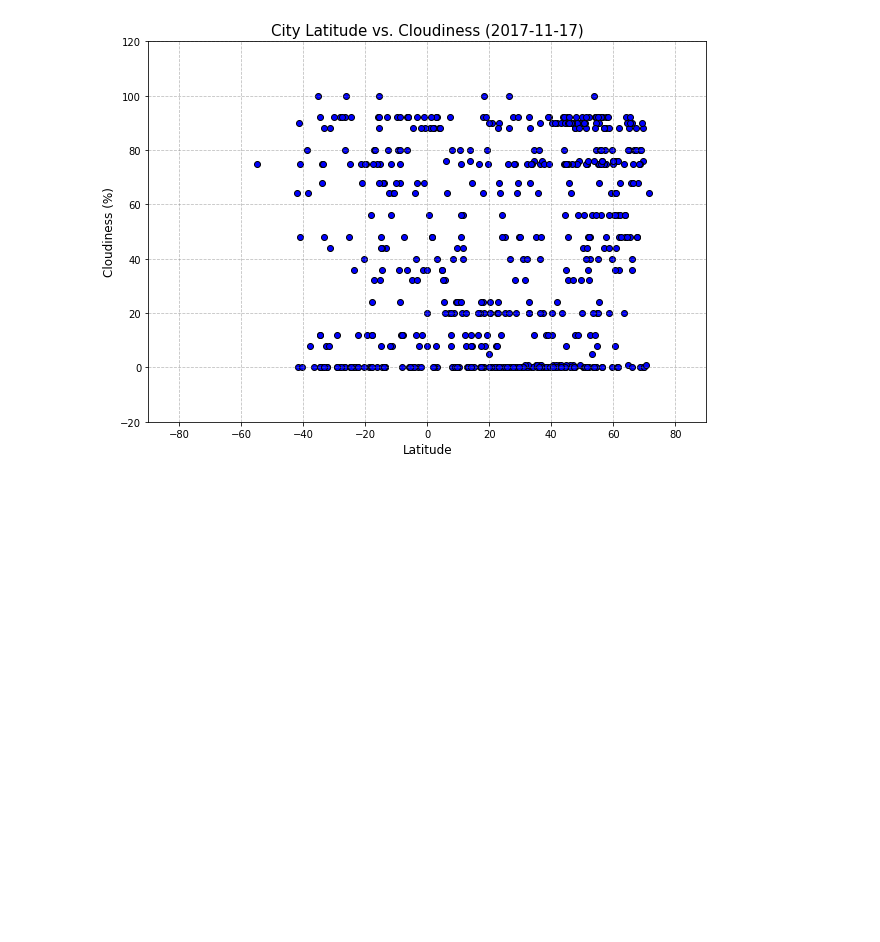
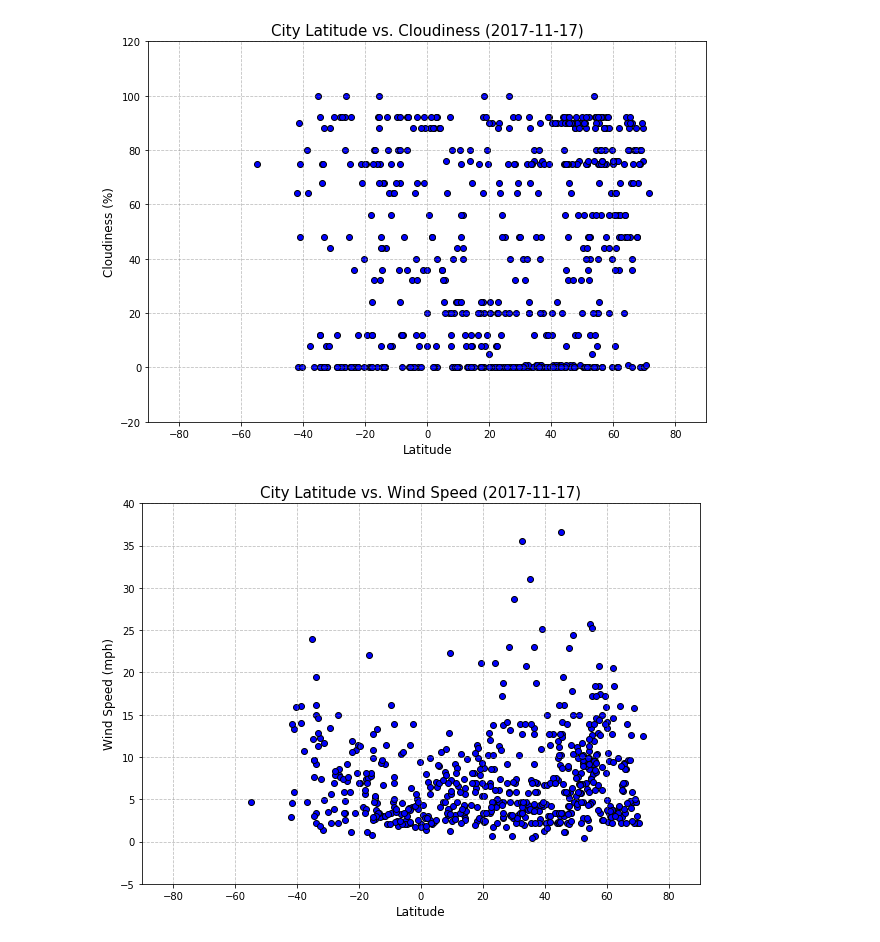
Before and after one commit to txstu09/weatherpy, a Jupyter notebook: WeatherPy.ipynb, the cells around one changed output. Cells and saved outputs as stored; diff of their text form; code cells hidden in the pictures; blank space fills up the shorter version.

Commit message:
lat vs wind speed

```diff
--- a/WeatherPy.ipynb
+++ b/WeatherPy.ipynb
@@ -193,3 +193,16 @@ plt.grid(color='grey', linestyle='--', alpha=0.5)
 plt.show()
 # %% [output]
 [figure]
+# %%
+#Plot latitude vs wind speed
+plt.figure(figsize=(10,7))
+plt.scatter(city_data_df['Lat'], city_data_df['Wind Speed'], edgecolors='black', facecolors='blue')
+plt.title('City Latitude vs. Wind Speed (2017-11-17)', size='15')
+plt.xlim(-90, 90)
+plt.xlabel('Latitude', size='12')
+plt.ylim(-5, 40)
+plt.ylabel('Wind Speed (mph)', size='12')
+plt.grid(color='grey', linestyle='--', alpha=0.5)
+plt.show()
+# %% [output]
+[figure, added]
```
